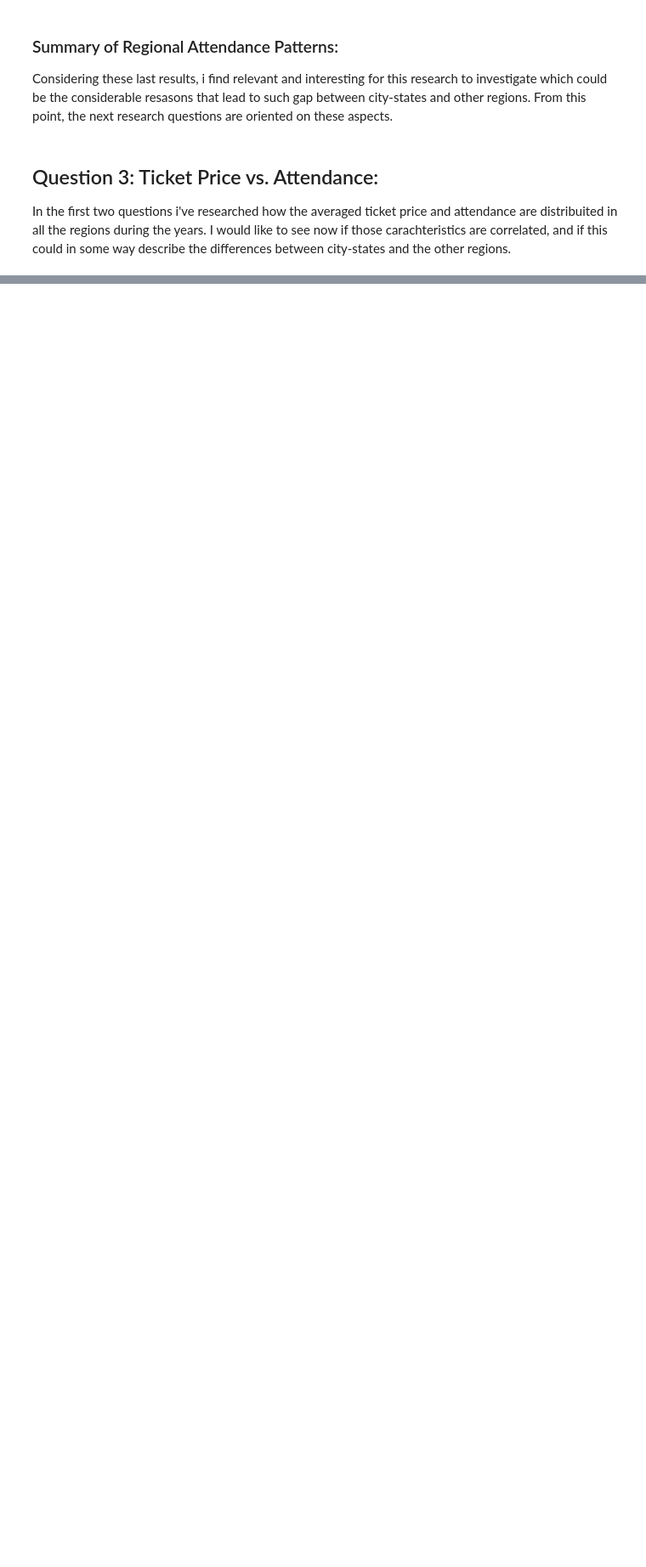
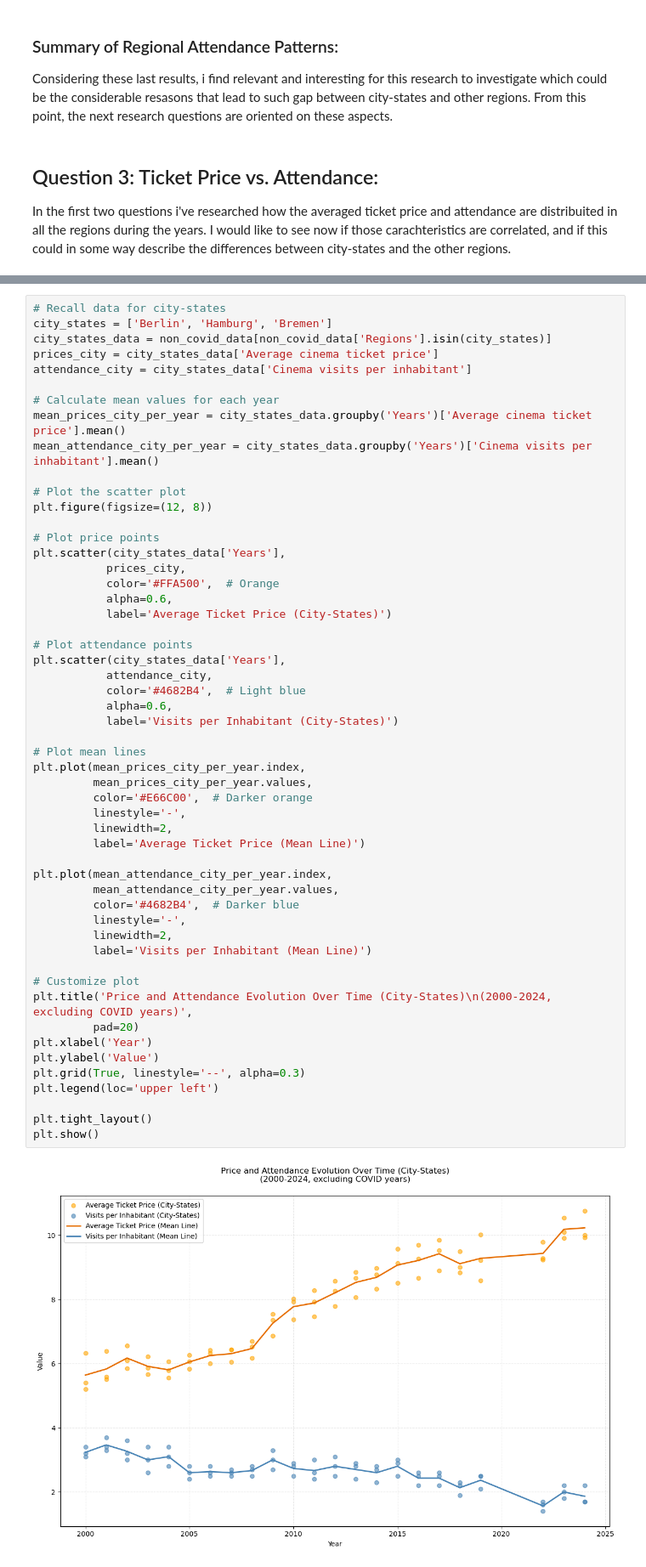
Before and after one commit to federico-bnt/German-cinema-exploratory-analysis-2025, a Jupyter notebook: bin/analysis_notebook.ipynb, the cells around one changed output, grey strips where cells are left out. Shown at 85% size. Drawn from its saved outputs; the diff is of its cells as text; blank space fills up the shorter version.

Commit message:
Question 3 completed. Added even the comparison with city-states

```diff
--- a/bin/analysis_notebook.ipynb
+++ b/bin/analysis_notebook.ipynb
@@ -558,0 +698,55 @@ I would like to see now if those carachteristics are correlated, and if this cou
+# %%
+# Recall data for city-states
+city_states = ['Berlin', 'Hamburg', 'Bremen']
+city_states_data = non_covid_data[non_covid_data['Regions'].isin(city_states)]
+prices_city = city_states_data['Average cinema ticket price']
+attendance_city = city_states_data['Cinema visits per inhabitant']
+
+# Calculate mean values for each year
+mean_prices_city_per_year = city_states_data.groupby('Years')['Average cinema ticket price'].mean()
+mean_attendance_city_per_year = city_states_data.groupby('Years')['Cinema visits per inhabitant'].mean()
+
+# Plot the scatter plot
+plt.figure(figsize=(12, 8))
+
+# Plot price points
+plt.scatter(city_states_data['Years'],
+           prices_city,
+           color='#FFA500',  # Orange
+           alpha=0.6,
+           label='Average Ticket Price (City-States)')
+
+# Plot attendance points
+plt.scatter(city_states_data['Years'],
+           attendance_city,
+           color='#4682B4',  # Light blue
+           alpha=0.6,
+           label='Visits per Inhabitant (City-States)')
+
+# Plot mean lines
+plt.plot(mean_prices_city_per_year.index,
+         mean_prices_city_per_year.values,
+         color='#E66C00',  # Darker orange
+         linestyle='-',
+         linewidth=2,
+         label='Average Ticket Price (Mean Line)')
+
+plt.plot(mean_attendance_city_per_year.index,
+         mean_attendance_city_per_year.values,
+         color='#4682B4',  # Darker blue
+         linestyle='-',
+         linewidth=2,
+         label='Visits per Inhabitant (Mean Line)')
+
+# Customize plot
+plt.title('Price and Attendance Evolution Over Time (City-States)\n(2000-2024, excluding COVID years)',
+         pad=20)
+plt.xlabel('Year')
+plt.ylabel('Value')
+plt.grid(True, linestyle='--', alpha=0.3)
+plt.legend(loc='upper left')
+
+plt.tight_layout()
+plt.show()
+# %% [output]
+[figure, added]
```
Also changed, not shown: parts of 10 cells of this notebook.
